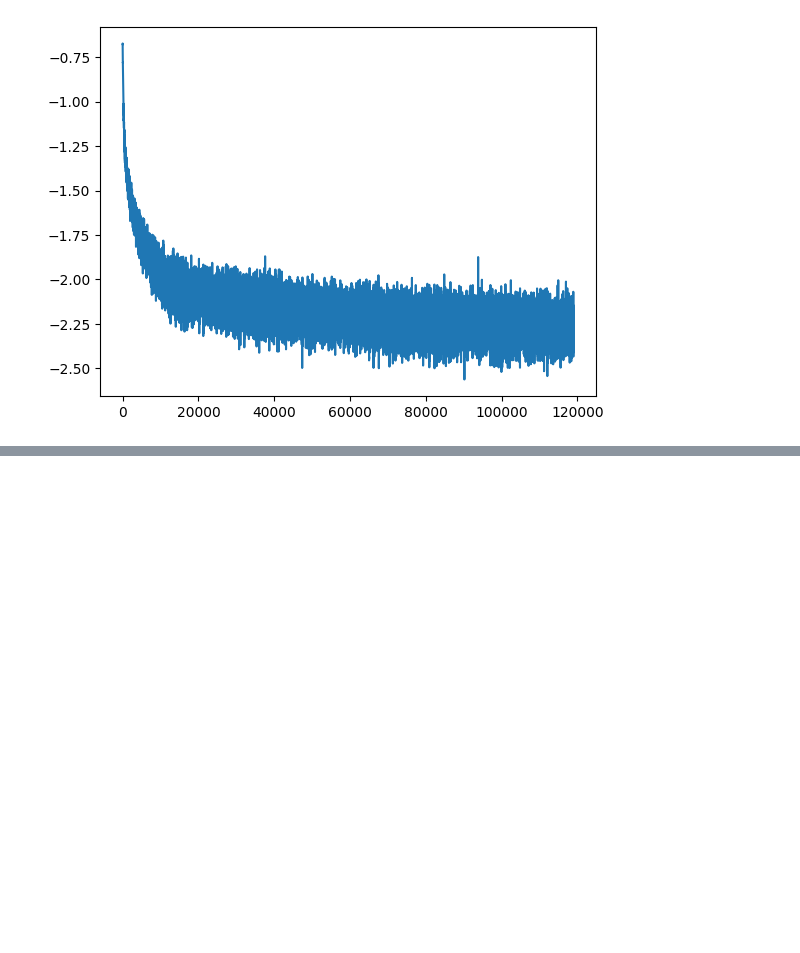
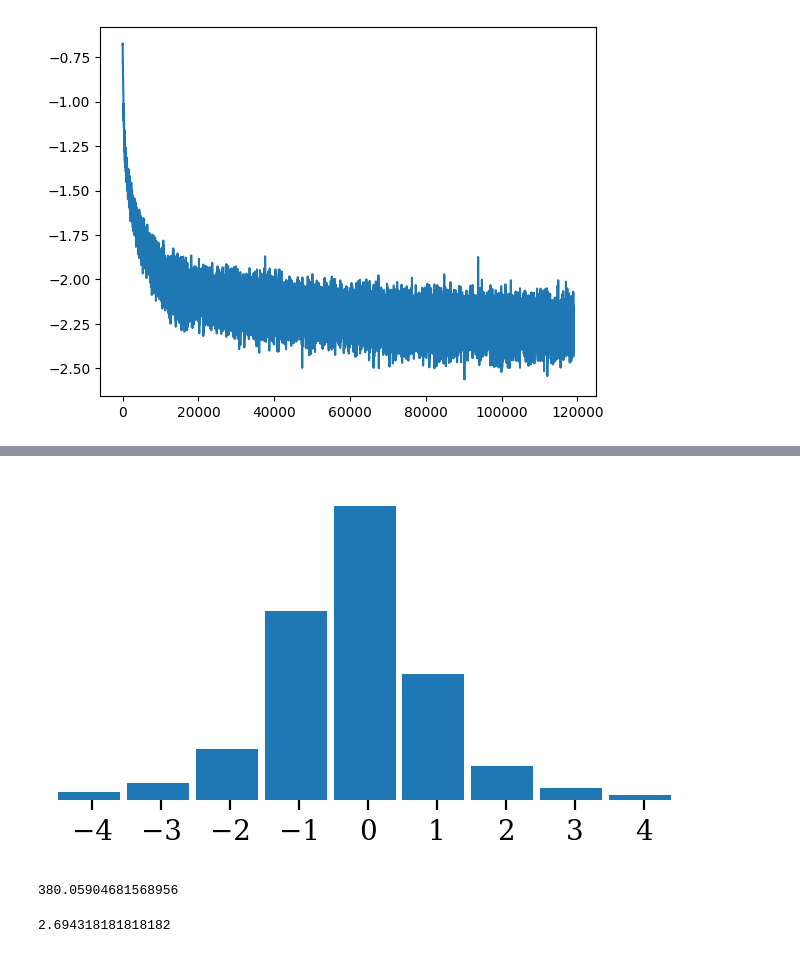
Before and after one commit to UT-SysML/liveaction, a Jupyter notebook: train/musdb_f1024c16.ipynb, the cells around one changed output, grey strips where cells are left out. Drawn from its saved outputs; the diff is of its cells as text; code cells hidden in the pictures; blank space fills up the shorter version.

```diff
--- a/train/musdb_f1024c16.ipynb
+++ b/train/musdb_f1024c16.ipynb
@@ -219,0 +273,18 @@ torch.save({
+# %%
+fig, ax = plt.subplots(figsize=(4, 2),dpi=200)
+plt.hist(z.cpu().flatten(),range=(-127.5,127.5),density=True,bins=255,width=0.9);
+plt.xlim([-4.5,4.5]);
+plt.box(False);
+plt.xticks(range(-4,5));
+plt.yticks([]);
+fig.savefig('latent_hist.svg', format='svg', dpi=300, bbox_inches='tight')
+# %% [output]
+[figure, added]
+# %%
+x.numel()*16/(8*size_bytes)
+# %% [output]
+380.05904681568956
+# %%
+8*size_bytes/z.numel()
+# %% [output]
+2.694318181818182
```
Also changed, not shown: parts of 6 cells of this notebook.
